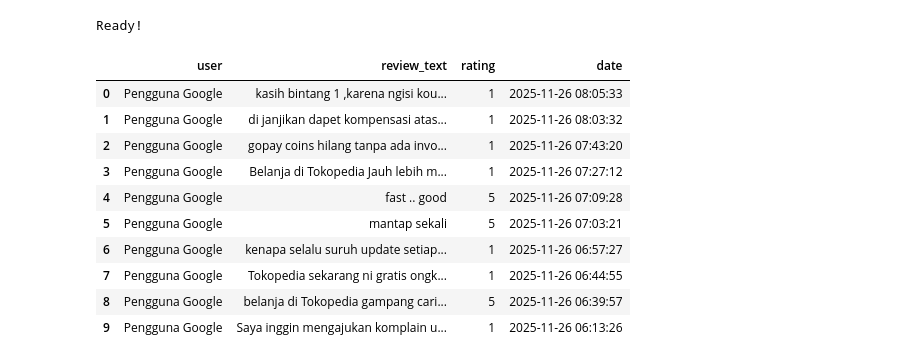
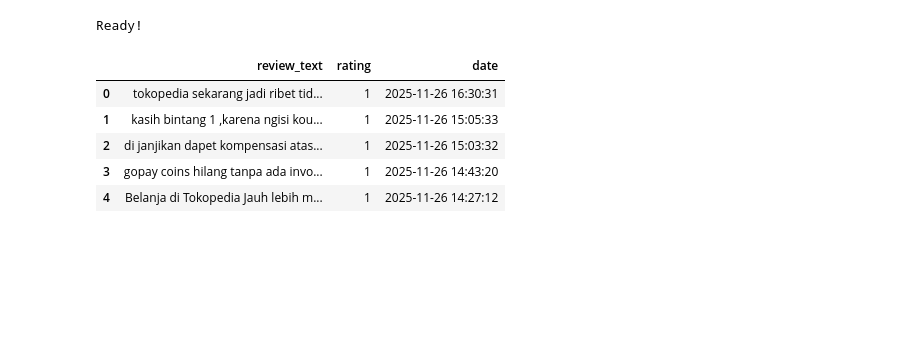
Before and after one commit to rafli-1729/tokopedia-user-reviews-insights, a Jupyter notebook: notebooks/cleaning.ipynb, the cells around one changed output. Saved outputs shown, nothing was run; the diff lists cells and outputs as text; code cells hidden in the pictures; blank space fills up the shorter version.

```diff
--- a/notebooks/cleaning.ipynb
+++ b/notebooks/cleaning.ipynb
@@ -50,25 +33,20 @@ gp_result, gp_continuation_token = reviews(
     lang='id',             # Indonesian Language
     country='id',          # Region
     sort=Sort.NEWEST,      # Sort by the newest
-    count=100_000,         # The amount of review to scrap
+    count=100_00,           # The amount of review to scrap
     filter_score_with=None
 )
-
-df_scrape = pd.DataFrame(gp_result)
-
-# Choose only the necessary column only
-df_final = df_scrape[['userName', 'content', 'score', 'at']]
-df_final.columns = ['user', 'review_text', 'rating', 'date']
-df_final.head(10)
-# %% [output]
-|  | user | review_text | rating | date |
-| 0 | Pengguna Google | kasih bintang 1 ,karena ngisi kou... | 1 | 2025-11-26 08:05:33 |
-| 1 | Pengguna Google | di janjikan dapet kompensasi atas... | 1 | 2025-11-26 08:03:32 |
-| 2 | Pengguna Google | gopay coins hilang tanpa ada invo... | 1 | 2025-11-26 07:43:20 |
-| 3 | Pengguna Google | Belanja di Tokopedia Jauh lebih m... | 1 | 2025-11-26 07:27:12 |
-| 4 | Pengguna Google | fast .. good | 5 | 2025-11-26 07:09:28 |
-| 5 | Pengguna Google | mantap sekali | 5 | 2025-11-26 07:03:21 |
-| 6 | Pengguna Google | kenapa selalu suruh update setiap... | 1 | 2025-11-26 06:57:27 |
-| 7 | Pengguna Google | Tokopedia sekarang ni gratis ongk... | 1 | 2025-11-26 06:44:55 |
-| 8 | Pengguna Google | belanja di Tokopedia gampang cari... | 5 | 2025-11-26 06:39:57 |
-| 9 | Pengguna Google | Saya inggin mengajukan komplain u... | 1 | 2025-11-26 06:13:26 |
+# %%
+df_scrape = pd.DataFrame(gp_result)
+
+# Choose only the necessary column only
+df_final = df_scrape[['content', 'score', 'at']]
+df_final.columns = ['review_text', 'rating', 'date']
+df_final.head()
+# %% [output]
+|  | review_text | rating | date |
+| 0 | tokopedia sekarang jadi ribet tid... | 1 | 2025-11-26 16:30:31 |
+| 1 | kasih bintang 1 ,karena ngisi kou... | 1 | 2025-11-26 15:05:33 |
+| 2 | di janjikan dapet kompensasi atas... | 1 | 2025-11-26 15:03:32 |
+| 3 | gopay coins hilang tanpa ada invo... | 1 | 2025-11-26 14:43:20 |
+| 4 | Belanja di Tokopedia Jauh lebih m... | 1 | 2025-11-26 14:27:12 |
```
Also changed, not shown: parts of 5 cells of this notebook, 2 other files.
